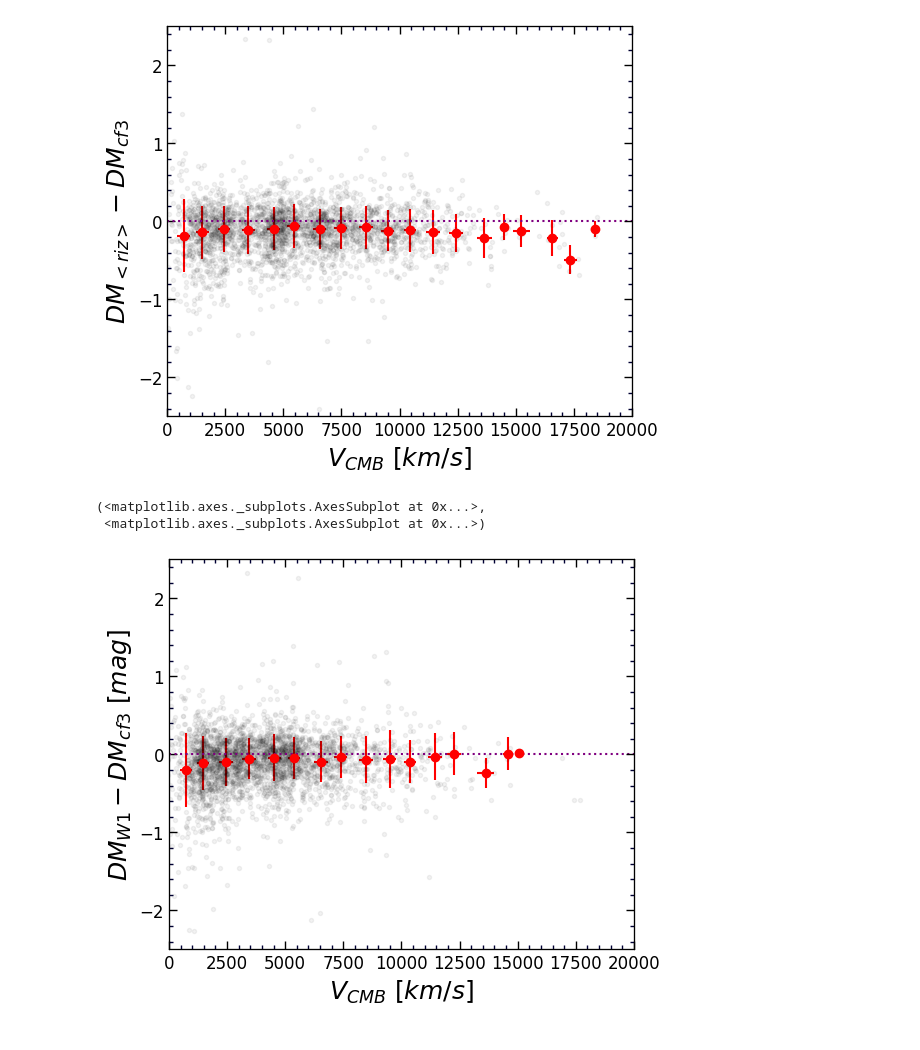
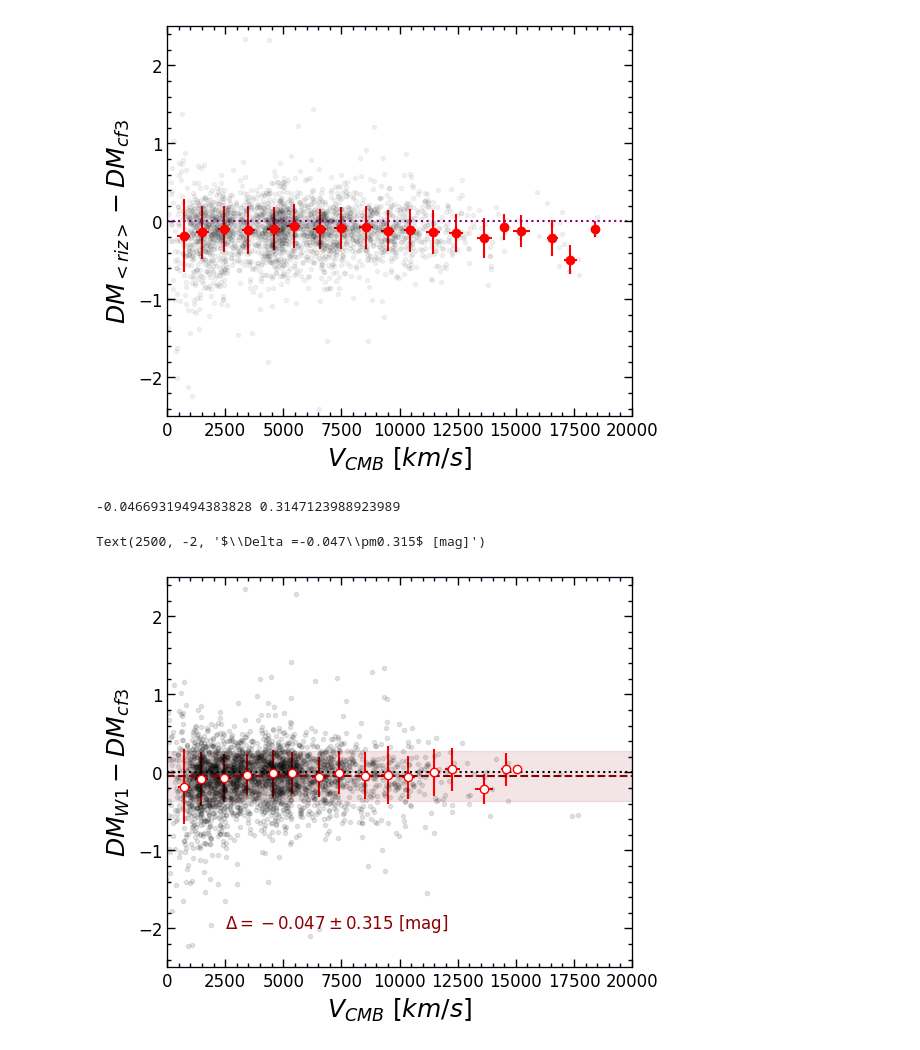
Before and after one commit to ekourkchi/test_TFRcatal, a Jupyter notebook: compare_BTFR_OP_IR.ipynb, the cells around one changed output. Saved outputs shown, nothing was run; the diff lists cells and outputs as text; code cells hidden in the pictures.

```diff
--- a/compare_BTFR_OP_IR.ipynb
+++ b/compare_BTFR_OP_IR.ipynb
@@ -456,7 +907,7 @@ fig.subplots_adjust(wspace=0, top=0.9, bottom=0.12, left=0.05, right=0.98)
 ax = fig.add_subplot(111)
 
 
-X = dff.V3k.values
+X = dff.V3k_new.values
 Y = dff.DMz_fid.values-dff.DMi_fid.values
 
 ax.plot(X, Y, 'k.', alpha=0.2, mfc='k', mec='none')
@@ -500,7 +951,7 @@ ax = fig.add_subplot(111)
 
 
 gz = dff['ggg'].values-dff['zzz'].values
-X = dff.V3k.values
+X = dff.V3k_new.values
 Y = 0.5*(dff.DMz_fid.values+dff.DMr_fid.values)-dff.DMi_fid.values
 
 ax.plot(X, Y, 'k.', alpha=0.2, mfc='k', mec='none')
@@ -1060,7 +1488,7 @@ fig.subplots_adjust(wspace=0, top=0.9, bottom=0.12, left=0.05, right=0.98)
 ax = fig.add_subplot(111)
 
 
-X = dff.V3k.values
+X = dff.V3k_new.values
 Y = dff.DMi_fid.values-dff.DM_cf3.values
 
 ax.plot(X, Y, 'k.', alpha=0.05)
@@ -1106,7 +1534,7 @@ fig.subplots_adjust(wspace=0, top=0.9, bottom=0.12, left=0.05, right=0.98)
 ax = fig.add_subplot(111)
 
 
-X = dff.V3k.values
+X = dff.V3k_new.values
 Y = (dff.DMr_fid.values+dff.DMi_fid.values+dff.DMz_fid.values)/3.-dff.DM_cf3.values
 
 ax.plot(X, Y, 'k.', alpha=0.05)
@@ -1152,41 +1580,50 @@ fig.subplots_adjust(wspace=0, top=0.9, bottom=0.12, left=0.05, right=0.98)
 ax = fig.add_subplot(111)
 
 
-X = dff.V3k.values
+X = dff.V3k_new.values
 Y = dff.DM1_fid.values-dff.DM_cf3.values
 
-ax.plot(X, Y, 'k.', alpha=0.05)
+ax.plot(X, Y, 'k.', alpha=0.1)
 
 X = X[Y<1]
 Y = Y[Y<1]
 
 X = X[Y>-1.5]
 Y = Y[Y>-1.5]
 
 for i in np.arange(0,16000,1000):
     xp = []
     yp = []
     for ii in range(len(X)):
         xi = X[ii]
         if xi>=i and xi<i+1000:
             xp.append(xi)
             yp.append(Y[ii])
     if len(xp)>0:
         ax.errorbar(np.median(xp), np.median(yp), yerr=np.std(yp), xerr=np.std(xp), fmt='o',
-                    color='r', ms=6)
-#         print(np.mean(xp), np.median(yp))
-
+                    color='r', ms=6, mfc='white')
 
 ax.set_xlabel(r'$V_{CMB} \/\/[km/s]$', fontsize=18)
-ax.set_ylabel(r'$DM_{W1}-DM_{cf3}\/\/[mag]$', fontsize=18)
+# ax.set_ylabel(r'$DM_{75} - DM_{fid}$', fontsize=18)
+ax.set_ylabel(r'$DM_{W1}-DM_{cf3}$', fontsize=18)
 
-ax.plot([0,20000], [0,0], ':', color='purple')
+ax.plot([0,20000], [0,0], ':', color='k')
 
 set_axes(ax, (0,20000), (-2.5,2.5), fontsize=12)
 
 # ax.set_title("BTFR: W1-band")
+
+med = np.median(Y)
+std = np.std(Y)
+y = np.asarray([med,med])
+ax.plot([0,20000], y, '--', color='darkred')
+ax.fill_between([0,20000], y+std, y-std, color='darkred', alpha=0.10)
+
+print(med,std)
+
+ax.text(2500, -2, r"$\Delta =" + '%.3f'%med+'\pm'+'%.3f'%std+'$'+ ' [mag]', color='darkred', fontsize=12)
 # %% [output]
-(<matplotlib.axes._subplots.AxesSubplot at 0x...>,
- <matplotlib.axes._subplots.AxesSubplot at 0x...>)
+-0.04669319494383828 0.3147123988923989
+Text(2500, -2, '$\\Delta =-0.047\\pm0.315$ [mag]')
-[figure, old version]
+[figure, new version]
 # %%
```
Also changed, not shown: parts of 46 cells of this notebook, 5 other files.
